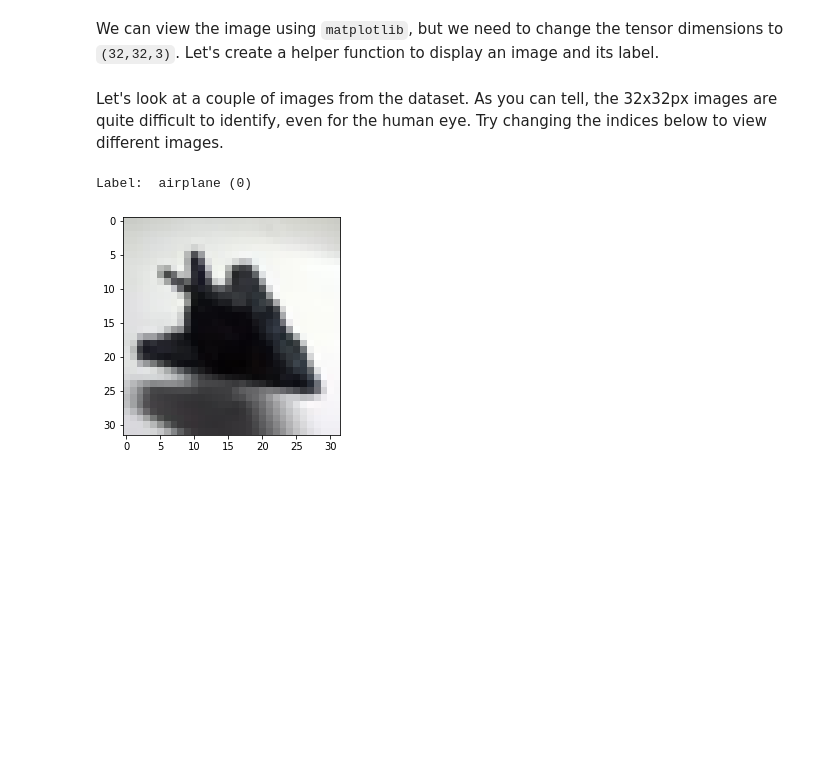
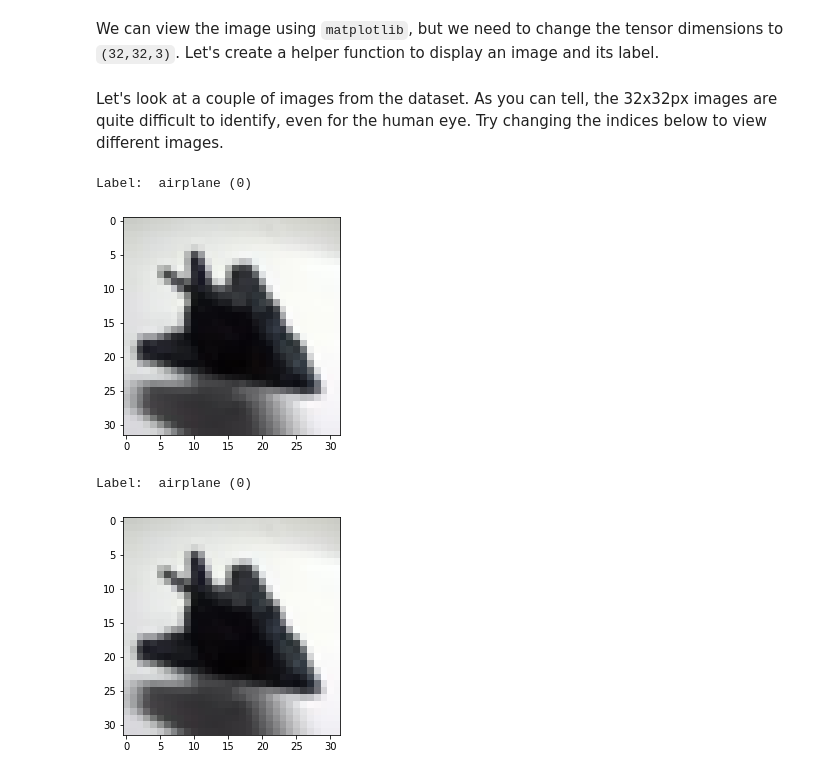
Before and after one commit to Srinath279/pytorch-DL, a Jupyter notebook: 05_cifar10_cnn.ipynb, the cells around one changed output. Drawn from its saved outputs; the diff is of its cells as text; code cells hidden in the pictures; blank space fills up the shorter version.

```diff
--- a/05_cifar10_cnn.ipynb
+++ b/05_cifar10_cnn.ipynb
@@ -115,6 +107,12 @@ def show_example(img, label):
     plt.imshow(img.permute(1, 2, 0))
 # %% [markdown]
 Let's look at a couple of images from the dataset. As you can tell, the 32x32px images are quite difficult to identify, even for the human eye. Try changing the indices below to view different images.
+# %%
+img ,label=dataset[0]
+show_example(img ,label)
+# %% [output]
+Label:  airplane (0)
+[figure, added]
 # %%
 show_example(*dataset[0])
 # %% [output]
```
Also changed, not shown: parts of 35 cells of this notebook.
